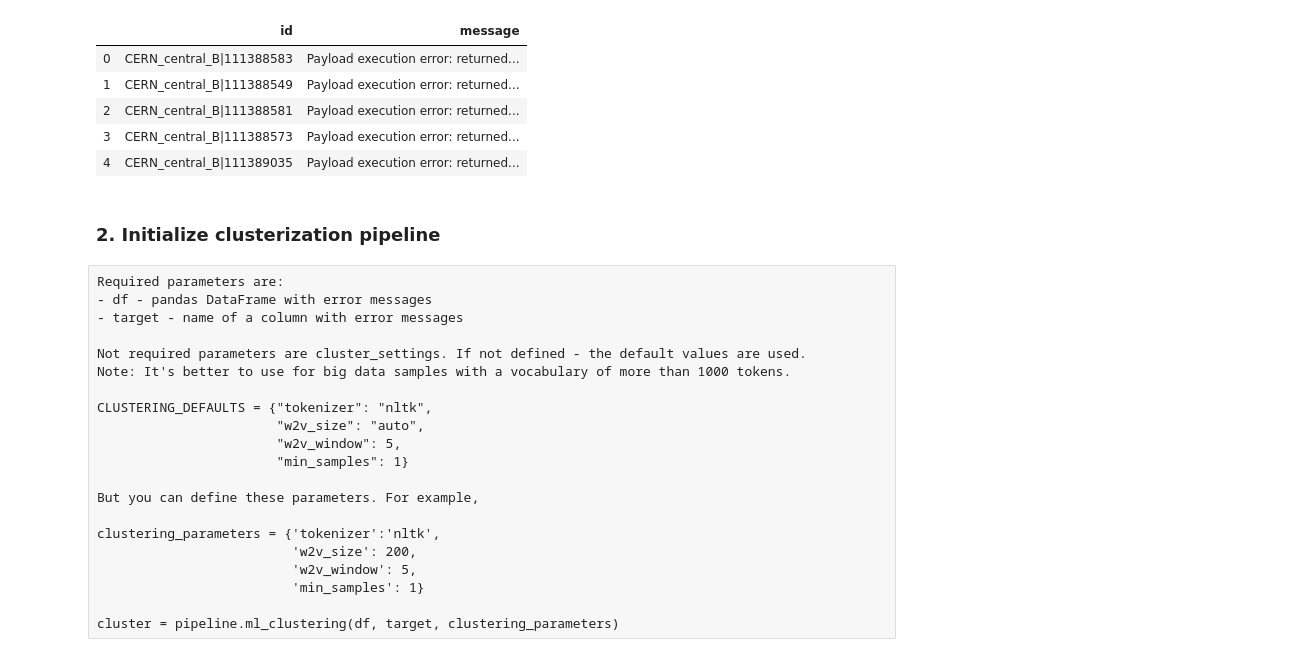
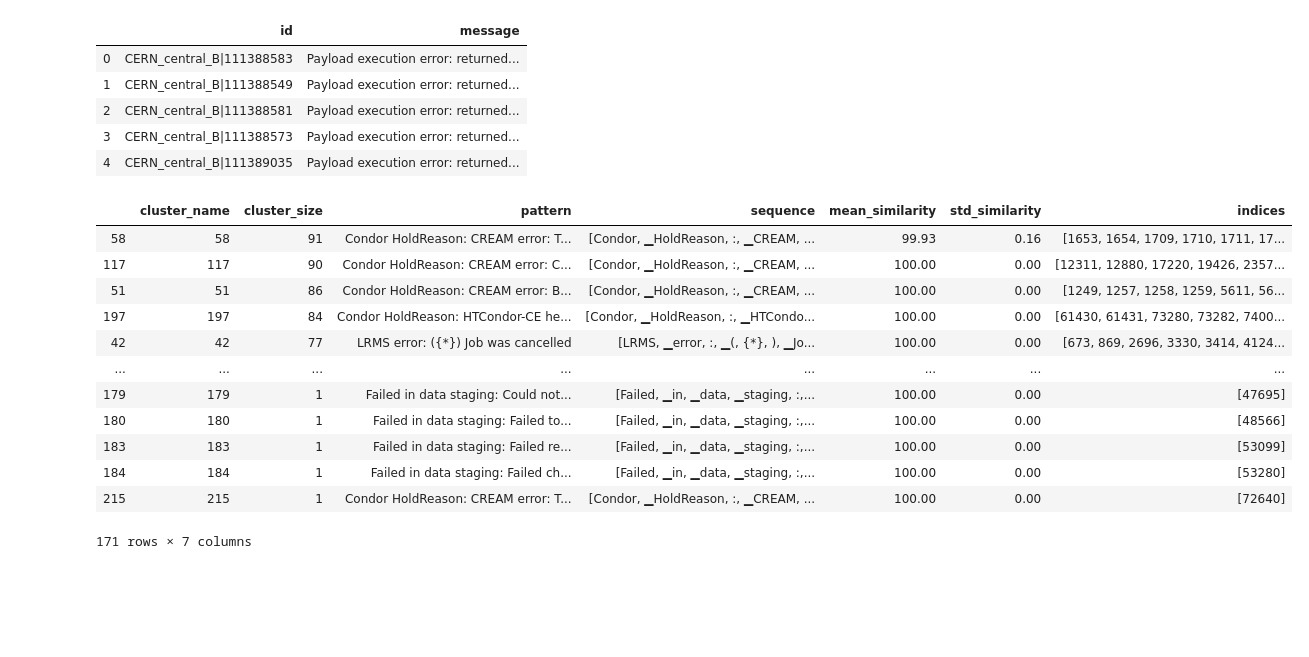
Before and after one commit to maria-grigorieva/ClusterLog, a Jupyter notebook: clusterlogs_notebook-Copy2.ipynb, the cells around one changed output. Drawn from its saved outputs; the diff is of its cells as text; code cells hidden in the pictures; blank space fills up the shorter version.

```diff
--- a/clusterlogs_notebook-Copy2.ipynb
+++ b/clusterlogs_notebook-Copy2.ipynb
@@ -16,29 +16,6 @@ df.head()
 | 2 | CERN_central_B|111388581 | Payload execution error: returned... |
 | 3 | CERN_central_B|111388573 | Payload execution error: returned... |
 | 4 | CERN_central_B|111389035 | Payload execution error: returned... |
-# %% [markdown]
-### 2. Initialize clusterization pipeline
-# %% [raw]
-Required parameters are:
-- df - pandas DataFrame with error messages
-- target - name of a column with error messages
-
-Not required parameters are cluster_settings. If not defined - the default values are used.
-Note: It's better to use for big data samples with a vocabulary of more than 1000 tokens.
-
-CLUSTERING_DEFAULTS = {"tokenizer": "nltk",
-                       "w2v_size": "auto",
-                       "w2v_window": 5,
-                       "min_samples": 1}
-
-But you can define these parameters. For example,
-
-clustering_parameters = {'tokenizer':'nltk',
-                         'w2v_size': 200,
-                         'w2v_window': 5,
-                         'min_samples': 1}
-
-cluster = pipeline.ml_clustering(df, target, clustering_parameters)
 # %%
 target = 'message'
 # %%
@@ -48,3 +23,19 @@ result.big_clusters_1.shape
+# %%
+result.clusterization.small_clusters
+# %% [output]
+|  | cluster_name | cluster_size | pattern | sequence | mean_similarity | std_similarity | indices |
+| 58 | 58 | 91 | Condor HoldReason: CREAM error: T... | [Condor, ▁HoldReason, :, ▁CREAM, ... | 99.93 | 0.16 | [1653, 1654, 1709, 1710, 1711, 17... |
+| 117 | 117 | 90 | Condor HoldReason: CREAM error: C... | [Condor, ▁HoldReason, :, ▁CREAM, ... | 100.00 | 0.00 | [12311, 12880, 17220, 19426, 2357... |
+| 51 | 51 | 86 | Condor HoldReason: CREAM error: B... | [Condor, ▁HoldReason, :, ▁CREAM, ... | 100.00 | 0.00 | [1249, 1257, 1258, 1259, 5611, 56... |
+| 197 | 197 | 84 | Condor HoldReason: HTCondor-CE he... | [Condor, ▁HoldReason, :, ▁HTCondo... | 100.00 | 0.00 | [61430, 61431, 73280, 73282, 7400... |
+| 42 | 42 | 77 | LRMS error: ({*}) Job was cancelled | [LRMS, ▁error, :, ▁(, {*}, ), ▁Jo... | 100.00 | 0.00 | [673, 869, 2696, 3330, 3414, 4124... |
+| ... | ... | ... | ... | ... | ... | ... | ... |
+| 179 | 179 | 1 | Failed in data staging: Could not... | [Failed, ▁in, ▁data, ▁staging, :,... | 100.00 | 0.00 | [47695] |
+| 180 | 180 | 1 | Failed in data staging: Failed to... | [Failed, ▁in, ▁data, ▁staging, :,... | 100.00 | 0.00 | [48566] |
+| 183 | 183 | 1 | Failed in data staging: Failed re... | [Failed, ▁in, ▁data, ▁staging, :,... | 100.00 | 0.00 | [53099] |
+| 184 | 184 | 1 | Failed in data staging: Failed ch... | [Failed, ▁in, ▁data, ▁staging, :,... | 100.00 | 0.00 | [53280] |
+| 215 | 215 | 1 | Condor HoldReason: CREAM error: T... | [Condor, ▁HoldReason, :, ▁CREAM, ... | 100.00 | 0.00 | [72640] |
+171 rows × 7 columns
 # %%
 result.small_clusters_1.shape
 # %%
```
Also changed, not shown: parts of 68 cells of this notebook, 10 other files.
